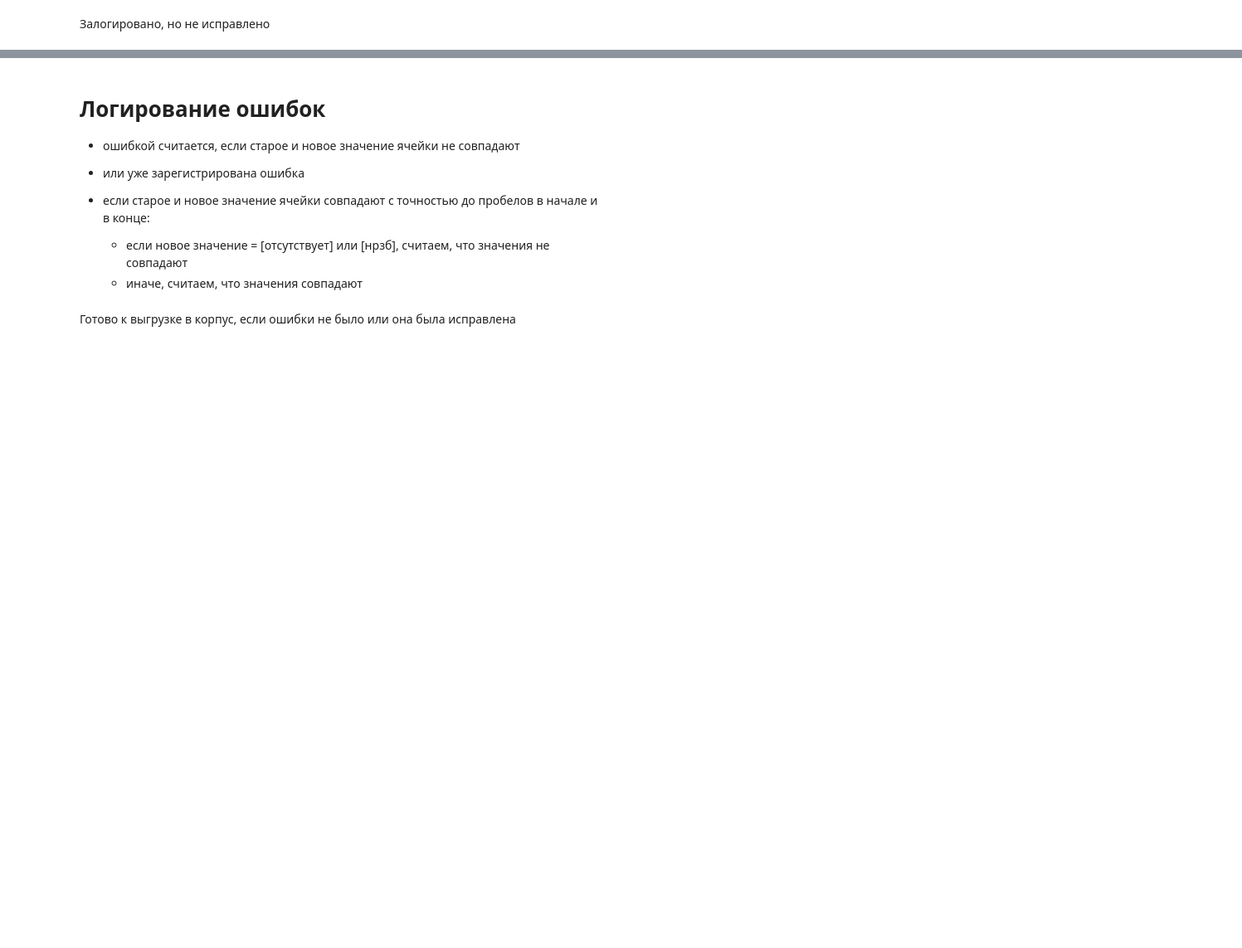
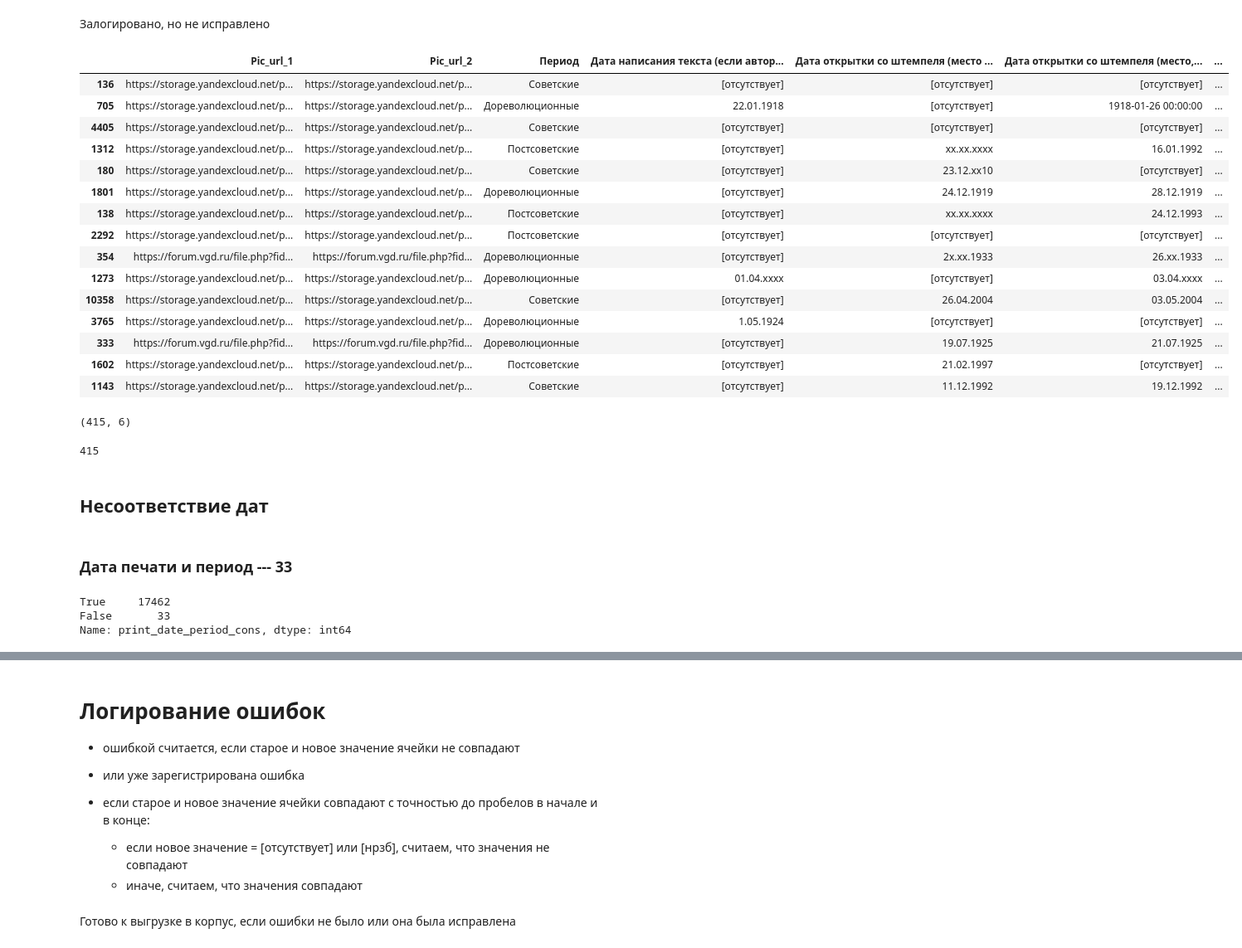
Before and after one commit to anna-golub/postcards_bachelor_thesis, a Jupyter notebook: corpus_for_researchers/corpus_generation.ipynb, the cells around one changed output, grey strips where cells are left out. Shown at 83% size. Saved outputs shown, nothing was run; the diff lists cells and outputs as text; code cells hidden in the pictures; blank space fills up the shorter version.

```diff
--- a/corpus_for_researchers/corpus_generation.ipynb
+++ b/corpus_for_researchers/corpus_generation.ipynb
@@ -642,11 +659,13 @@ countries_replacement = {
     'ссср': 'СССР',
     'Российская Республика': 'Россия',
     '[?РСФСР]': 'СССР',
-    'РСФСР, г. Ленинград ': 'СССР',
+    'РСФСР, г. Ленинград': 'СССР',
     'CCCР': 'СССР',
     '[? СССР]': 'СССР',
     '[?Чехословакия]': 'Чехословакия',
-    '[непонятно]': 'СССР'
+    '[непонятно]': 'СССР',
+    'РСФСР': 'СССР',
+    'УССР': 'СССР',
 }
 # %%
 df[col] = df[col].replace(countries_replacement)
@@ -961,10 +954,7 @@ def format_date(s, period):
         month = f'0{month}'
 
     if len(year) == 2:
-      if 'x' in year:
-        year = f'xx{year}'
-      else:
-        year = get_year_from_period(year, period)
+      year = get_year_from_period(year, period)
 
     s = f'{day}.{month}.{year}'
 
@@ -1054,16 +1127,47 @@ df[df[f'{col}_error']][[f'{col}_old', col, f'{col}_error']].sample(10)
 # %%
 not_fixed = pd.concat([
   df[~df[f'{col}_fixed']][
-      ['Pic_url_1', 'Pic_url_2', f'{col}_old', col, f'{col}_error', f'{col}_fixed']
+      ['Pic_url_1', 'Pic_url_2', 'Период (дореволюционный, советский, постсоветский)'] + \
+      [f'{col}_old' for col in date_cols]
       ].rename(columns={
-          f'{col}_old': 'old',
-          col: 'new',
-          f'{col}_error': 'error',
-          f'{col}_fixed': 'fixed'
+          'Период (дореволюционный, советский, постсоветский)': 'Период',
+          # f'{col}_error': 'error',
+          # f'{col}_fixed': 'fixed'
       }
   )
   for col in date_cols
 ])
 
+not_fixed = not_fixed.drop_duplicates()
+
 with pd.option_context('display.max_colwidth', None):
-  display(not_fixed)
+  display(not_fixed.sample(15))
+# %% [output]
+|  | Pic_url_1 | Pic_url_2 | Период | Дата написания текста (если автор... | Дата открытки со штемпеля (место ... | Дата открытки со штемпеля (место,... | ... |
+| 136 | https://storage.yandexcloud.net/p... | https://storage.yandexcloud.net/p... | Советские | [отсутствует] | [отсутствует] | [отсутствует] | ... |
+| 705 | https://storage.yandexcloud.net/p... | https://storage.yandexcloud.net/p... | Дореволюционные | 22.01.1918 | [отсутствует] | 1918-01-26 00:00:00 | ... |
+| 4405 | https://storage.yandexcloud.net/p... | https://storage.yandexcloud.net/p... | Советские | [отсутствует] | [отсутствует] | [отсутствует] | ... |
+| 1312 | https://storage.yandexcloud.net/p... | https://storage.yandexcloud.net/p... | Постсоветские | [отсутствует] | xx.xx.xxxx | 16.01.1992 | ... |
+| 180 | https://storage.yandexcloud.net/p... | https://storage.yandexcloud.net/p... | Советские | [отсутствует] | 23.12.xx10 | [отсутствует] | ... |
+| 1801 | https://storage.yandexcloud.net/p... | https://storage.yandexcloud.net/p... | Дореволюционные | [отсутствует] | 24.12.1919 | 28.12.1919 | ... |
+| 138 | https://storage.yandexcloud.net/p... | https://storage.yandexcloud.net/p... | Постсоветские | [отсутствует] | xx.xx.xxxx | 24.12.1993 | ... |
+| 2292 | https://storage.yandexcloud.net/p... | https://storage.yandexcloud.net/p... | Постсоветские | [отсутствует] | [отсутствует] | [отсутствует] | ... |
+| 354 | https://forum.vgd.ru/file.php?fid... | https://forum.vgd.ru/file.php?fid... | Дореволюционные | [отсутствует] | 2x.xx.1933 | 26.xx.1933 | ... |
+| 1273 | https://storage.yandexcloud.net/p... | https://storage.yandexcloud.net/p... | Дореволюционные | 01.04.xxxx | [отсутствует] | 03.04.xxxx | ... |
+| 10358 | https://storage.yandexcloud.net/p... | https://storage.yandexcloud.net/p... | Советские | [отсутствует] | 26.04.2004 | 03.05.2004 | ... |
+| 3765 | https://storage.yandexcloud.net/p... | https://storage.yandexcloud.net/p... | Дореволюционные | 1.05.1924 | [отсутствует] | [отсутствует] | ... |
+| 333 | https://forum.vgd.ru/file.php?fid... | https://forum.vgd.ru/file.php?fid... | Дореволюционные | [отсутствует] | 19.07.1925 | 21.07.1925 | ... |
+| 1602 | https://storage.yandexcloud.net/p... | https://storage.yandexcloud.net/p... | Постсоветские | [отсутствует] | 21.02.1997 | [отсутствует] | ... |
+| 1143 | https://storage.yandexcloud.net/p... | https://storage.yandexcloud.net/p... | Советские | [отсутствует] | 11.12.1992 | 19.12.1992 | ... |
+# %%
+not_fixed.shape
+# %% [output]
+(415, 6)
+# %%
+not_fixed['Pic_url_2'].nunique()
+# %% [output]
+415
+# %% [markdown]
+## Несоответствие дат
+# %% [markdown]
+### Дата печати и период --- 33
@@ -1069,0 +1201,6 @@ with pd.option_context('display.max_colwidth', None):
+# %%
+df['print_date_period_cons'].value_counts()
+# %% [output]
+True     17462
+False       33
+Name: print_date_period_cons, dtype: int64
```
Also changed, not shown: parts of 89 cells of this notebook, 3 other files.
